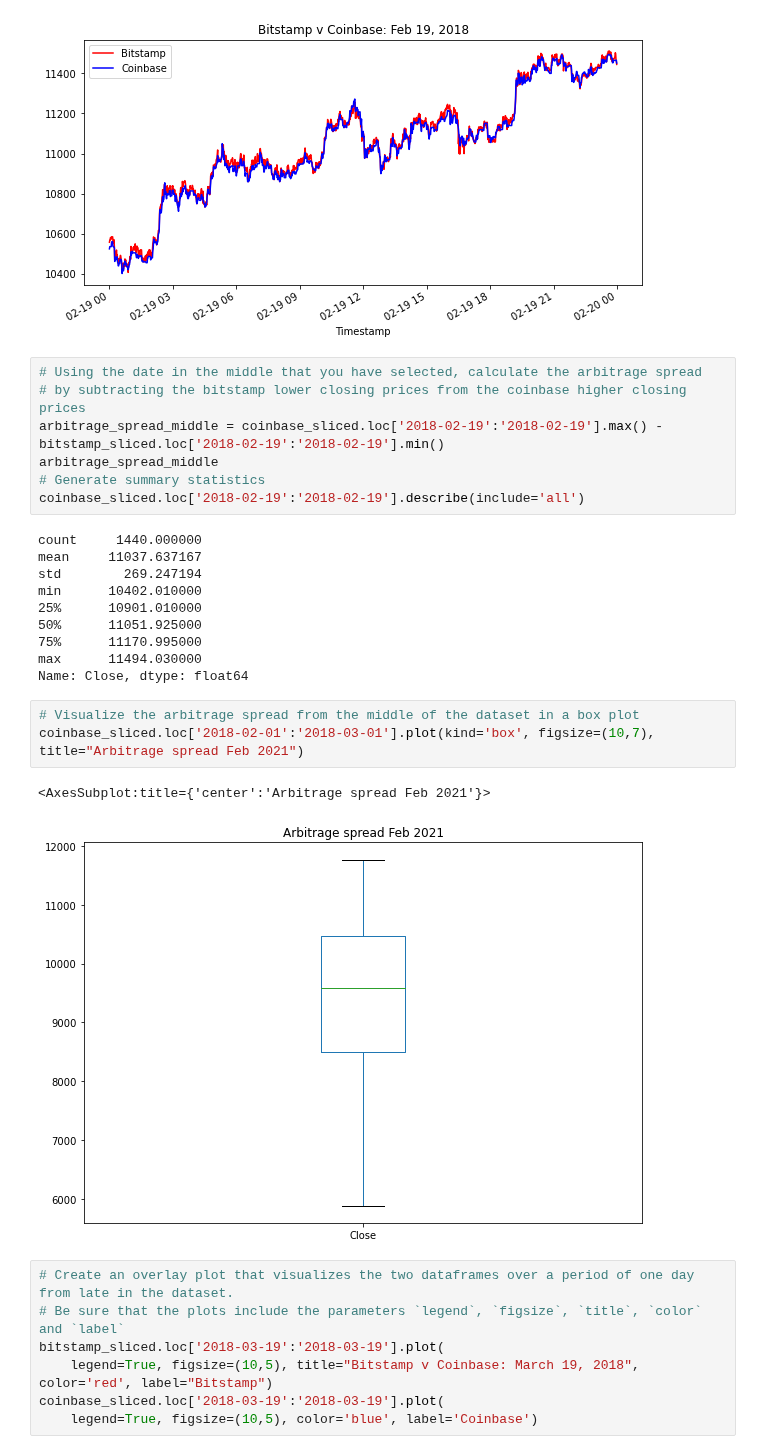
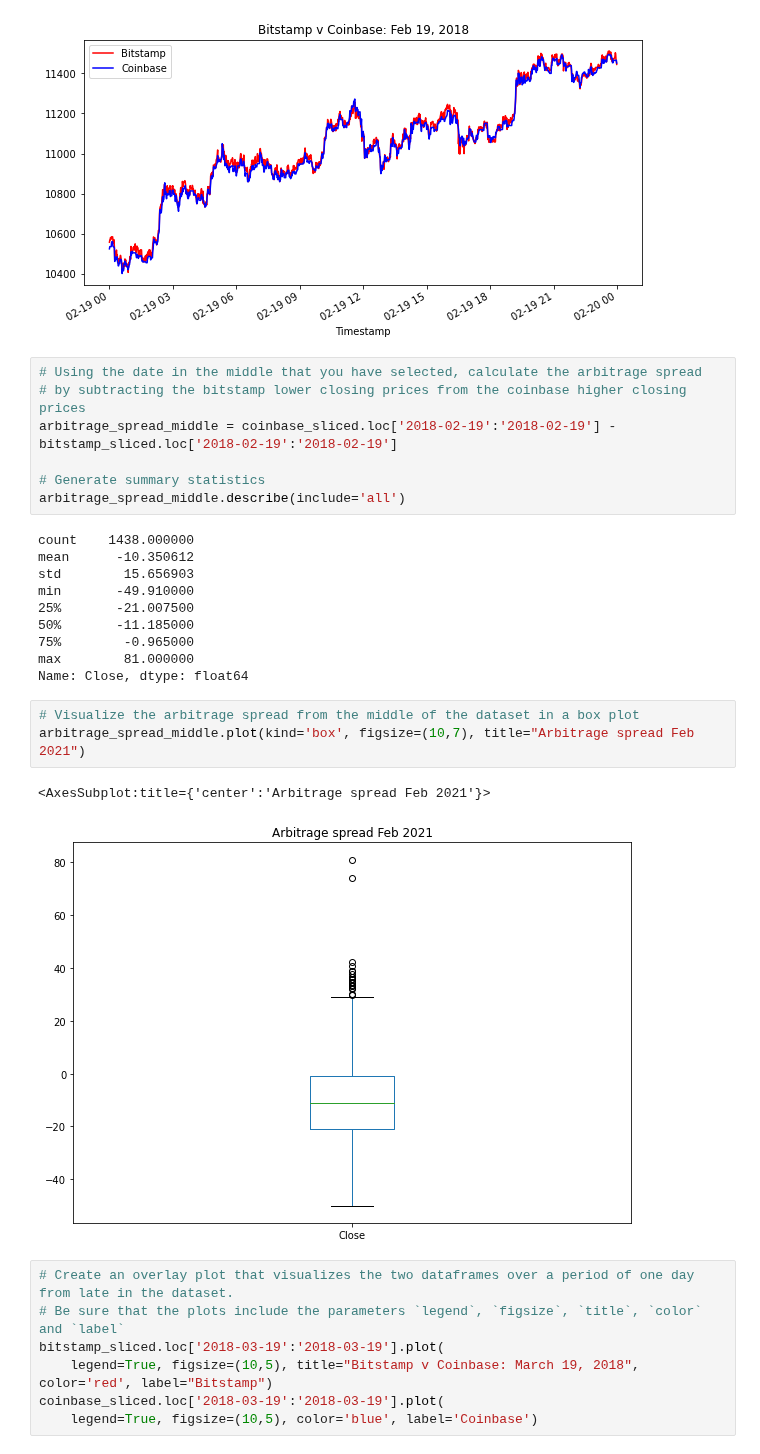
Before and after one commit to AquibaB/Arbitrage-strategies-BTC, a Jupyter notebook: crypto_arbitrage.ipynb, the cells around one changed output. Cells and saved outputs as stored; diff of their text form.

```diff
--- a/crypto_arbitrage.ipynb
+++ b/crypto_arbitrage.ipynb
@@ -399,26 +398,26 @@ coinbase_sliced.loc['2018-02-19':'2018-02-19'].plot(
 # %%
 # Using the date in the middle that you have selected, calculate the arbitrage spread
 # by subtracting the bitstamp lower closing prices from the coinbase higher closing prices
-arbitrage_spread_middle = coinbase_sliced.loc['2018-02-19':'2018-02-19'].max() - bitstamp_sliced.loc['2018-02-19':'2018-02-19'].min()
-arbitrage_spread_middle
+arbitrage_spread_middle = coinbase_sliced.loc['2018-02-19':'2018-02-19'] - bitstamp_sliced.loc['2018-02-19':'2018-02-19']
+
 # Generate summary statistics
-coinbase_sliced.loc['2018-02-19':'2018-02-19'].describe(include='all')
+arbitrage_spread_middle.describe(include='all')
 # %% [output]
-count     1440.000000
-mean     11037.637167
-std        269.247194
-min      10402.010000
-25%      10901.010000
-50%      11051.925000
-75%      11170.995000
-max      11494.030000
+count    1438.000000
+mean      -10.350612
+std        15.656903
+min       -49.910000
+25%       -21.007500
+50%       -11.185000
+75%        -0.965000
+max        81.000000
 Name: Close, dtype: float64
 # %%
 # Visualize the arbitrage spread from the middle of the dataset in a box plot
-coinbase_sliced.loc['2018-02-01':'2018-03-01'].plot(kind='box', figsize=(10,7), title="Arbitrage spread Feb 2021")
+arbitrage_spread_middle.plot(kind='box', figsize=(10,7), title="Arbitrage spread Feb 2021")
 # %% [output]
 <AxesSubplot:title={'center':'Arbitrage spread Feb 2021'}>
-[figure, old version]
+[figure, new version]
 # %%
 # Create an overlay plot that visualizes the two dataframes over a period of one day from late in the dataset.
 # Be sure that the plots include the parameters `legend`, `figsize`, `title`, `color` and `label`
```
Also changed, not shown: parts of 6 cells of this notebook.
